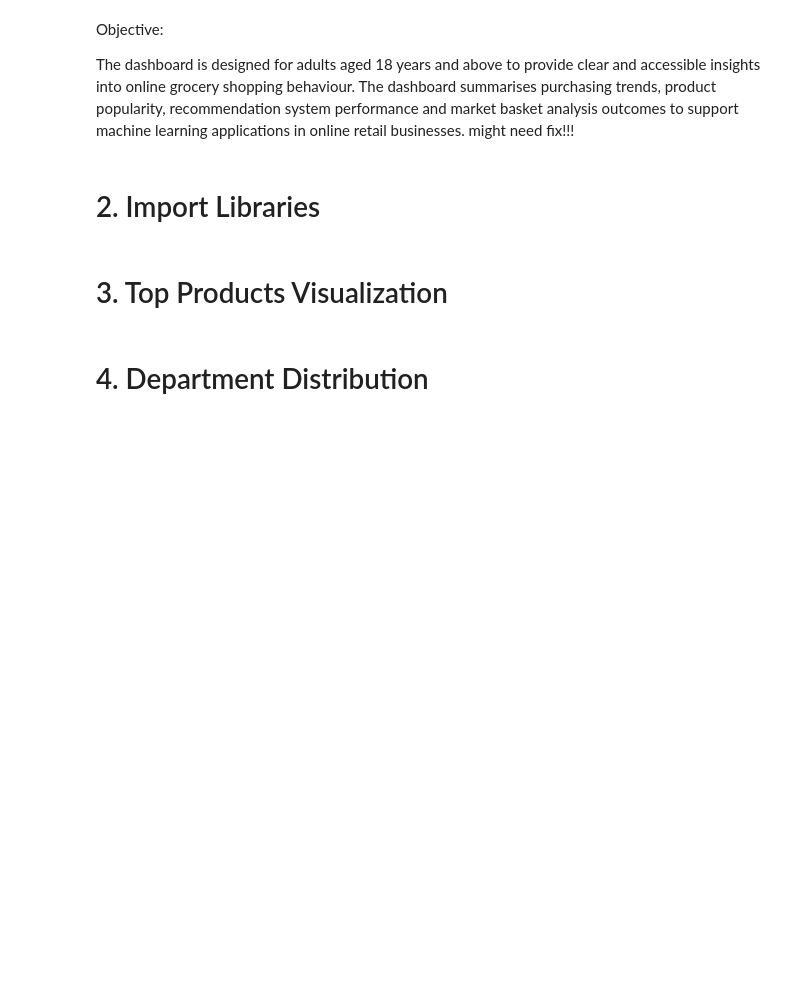
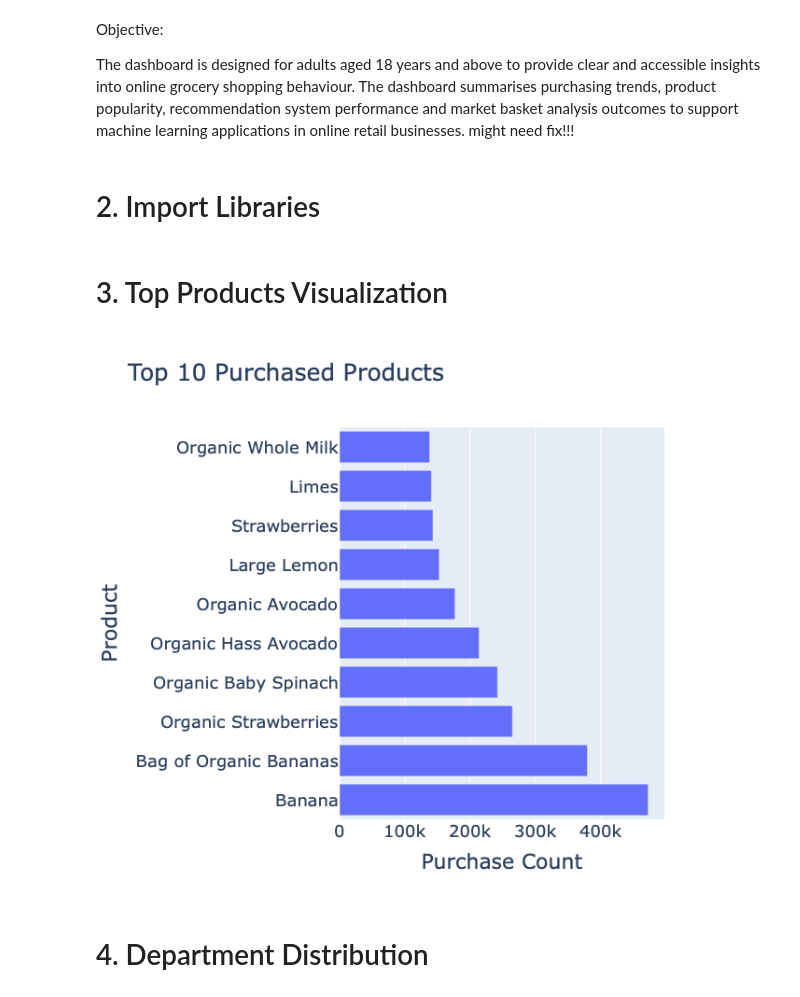
Before and after one commit to 2026089Hi/CA2-DV-ML, a Jupyter notebook: CA2 DV, ML.ipynb, the cells around one changed output. Cells and saved outputs as stored; diff of their text form; code cells hidden in the pictures; blank space fills up the shorter version.

Commit message:
Top Products Visualization

```diff
--- a/CA2 DV, ML.ipynb
+++ b/CA2 DV, ML.ipynb
@@ -1049,5 +1049,28 @@ import plotly.graph_objects as go
 from plotly.subplots import make_subplots
 # %% [markdown]
 # 3. Top Products Visualization
+# %%
+top_products = df[
+    "product_name"
+].value_counts().head(10)
+
+fig = px.bar(
+    x=top_products.values,
+    y=top_products.index,
+    orientation="h",
+    labels={
+        "x":"Purchase Count",
+        "y":"Product"
+    },
+    title="Top 10 Purchased Products"
+)
+fig.update_layout(
+    font=dict(size=18),
+    height=600
+)
+
+fig.show()
+# %% [output]
+[figure, added]
 # %% [markdown]
 # 4. Department Distribution
```
